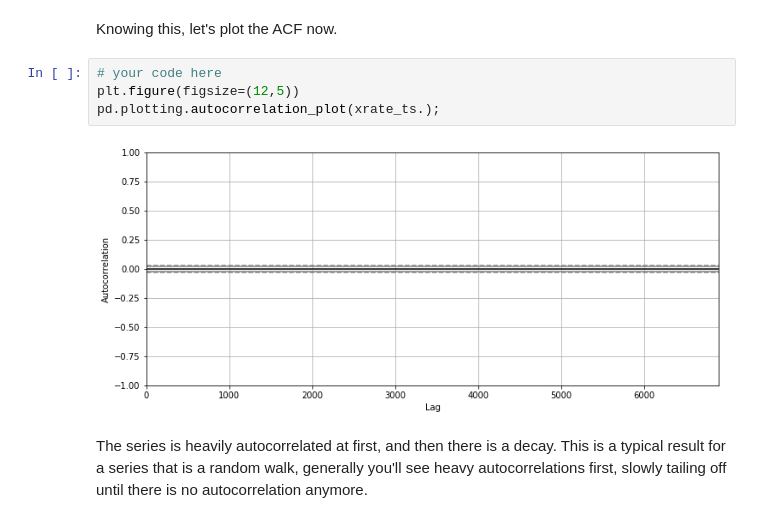
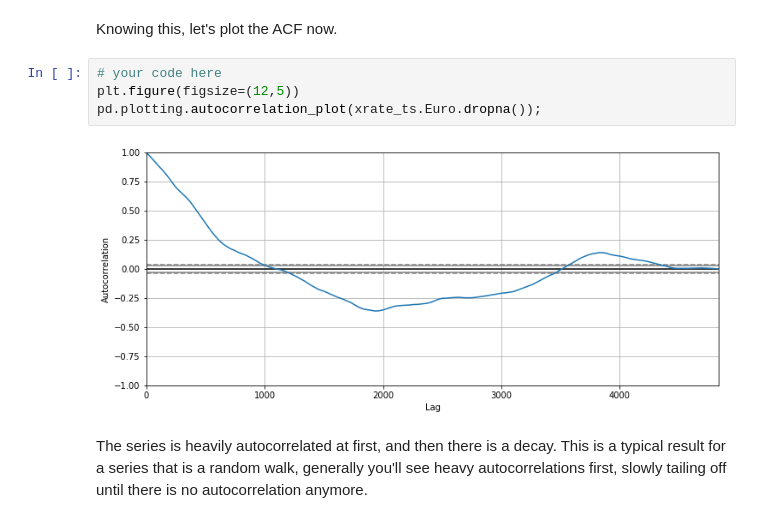
Before and after one commit to fleralle/dsc-corr-autocorr-in-time-series-lab-houston-ds-042219, a Jupyter notebook: index.ipynb, the cells around one changed output. Cells and saved outputs as stored; diff of their text form.

```diff
--- a/index.ipynb
+++ b/index.ipynb
@@ -135,9 +135,9 @@ Knowing this, let's plot the ACF now.
 # %%
 # your code here
 plt.figure(figsize=(12,5))
-pd.plotting.autocorrelation_plot(xrate_ts.);
+pd.plotting.autocorrelation_plot(xrate_ts.Euro.dropna());
 # %% [output]
-[figure, old version]
+[figure, new version]
 # %% [markdown]
 The series is heavily autocorrelated at first, and then there is a decay. This is a typical result for a series that is a random walk, generally you'll see heavy autocorrelations first, slowly tailing off until there is no autocorrelation anymore.
 # %% [markdown]
```
